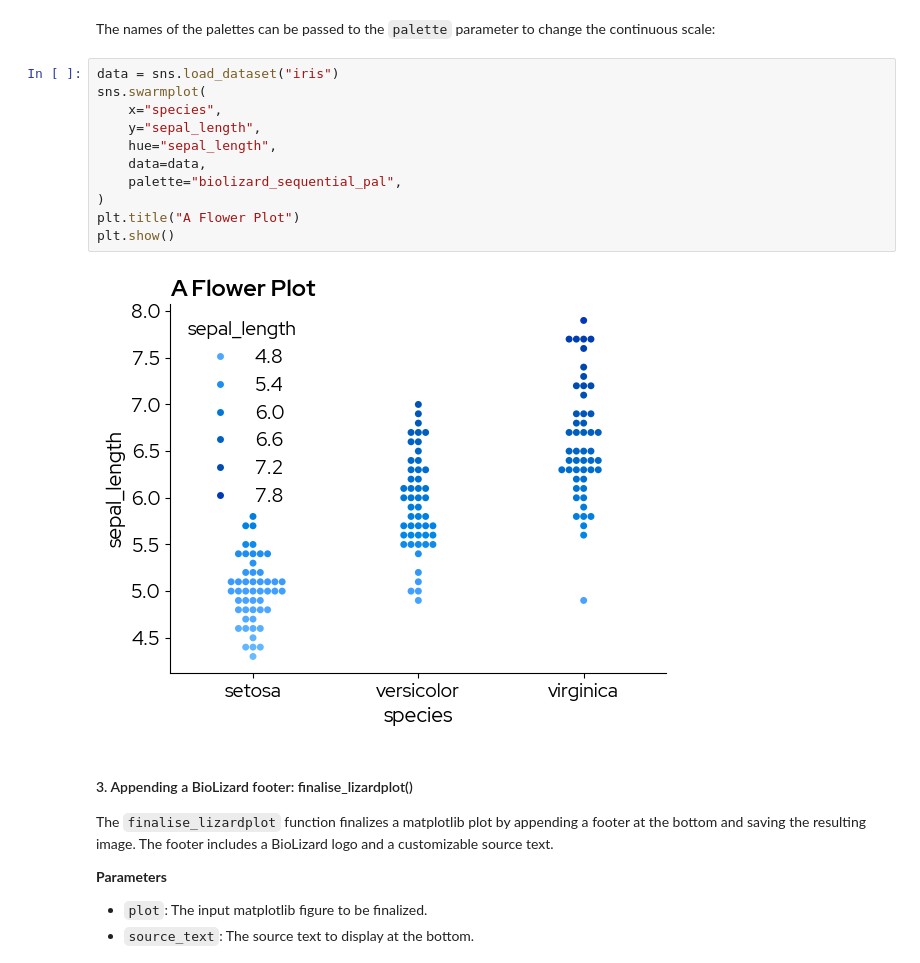
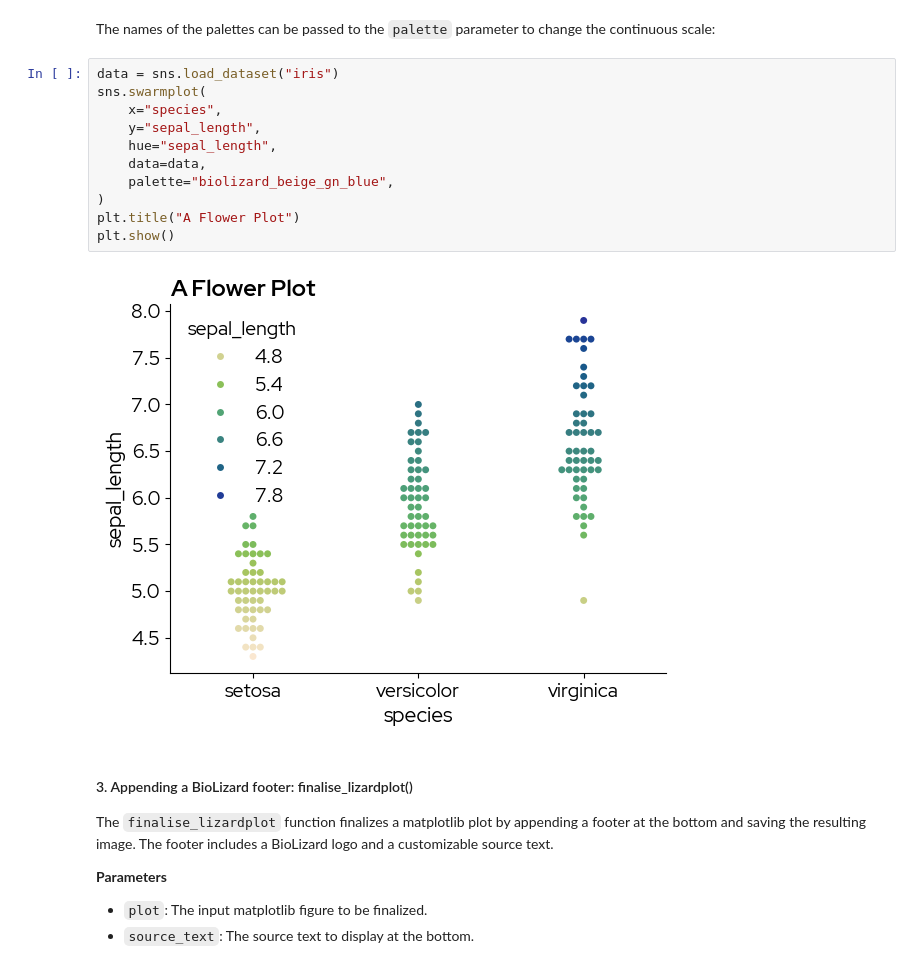
Before and after one commit to lizard-bio/nature-grade-visualization-playground, a Jupyter notebook: BioLizardStylePython/docs/example.ipynb, the cells around one changed output. Saved outputs shown, nothing was run; the diff lists cells and outputs as text.

```diff
--- a/BioLizardStylePython/docs/example.ipynb
+++ b/BioLizardStylePython/docs/example.ipynb
@@ -331,16 +339,16 @@ The names of the palettes can be passed to the `palette` parameter to change the
 # %%
 data = sns.load_dataset("iris")
 sns.swarmplot(
     x="species",
     y="sepal_length",
     hue="sepal_length",
     data=data,
-    palette="biolizard_sequential_pal",
+    palette="biolizard_beige_gn_blue",
 )
 plt.title("A Flower Plot")
 plt.show()
 # %% [output]
-[figure, old version]
+[figure, new version]
 # %% [markdown]
 #### 3. Appending a BioLizard footer: finalise_lizardplot()
 
```
Also changed, not shown: parts of 5 cells of this notebook, 9 other files.
